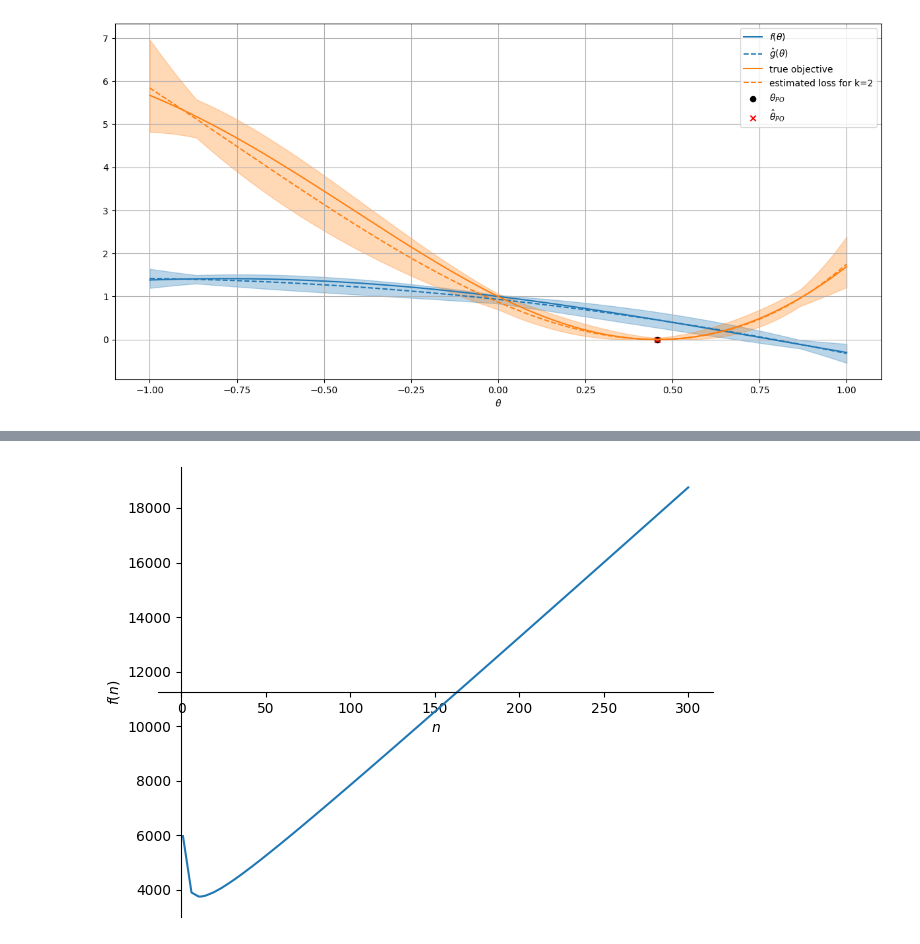
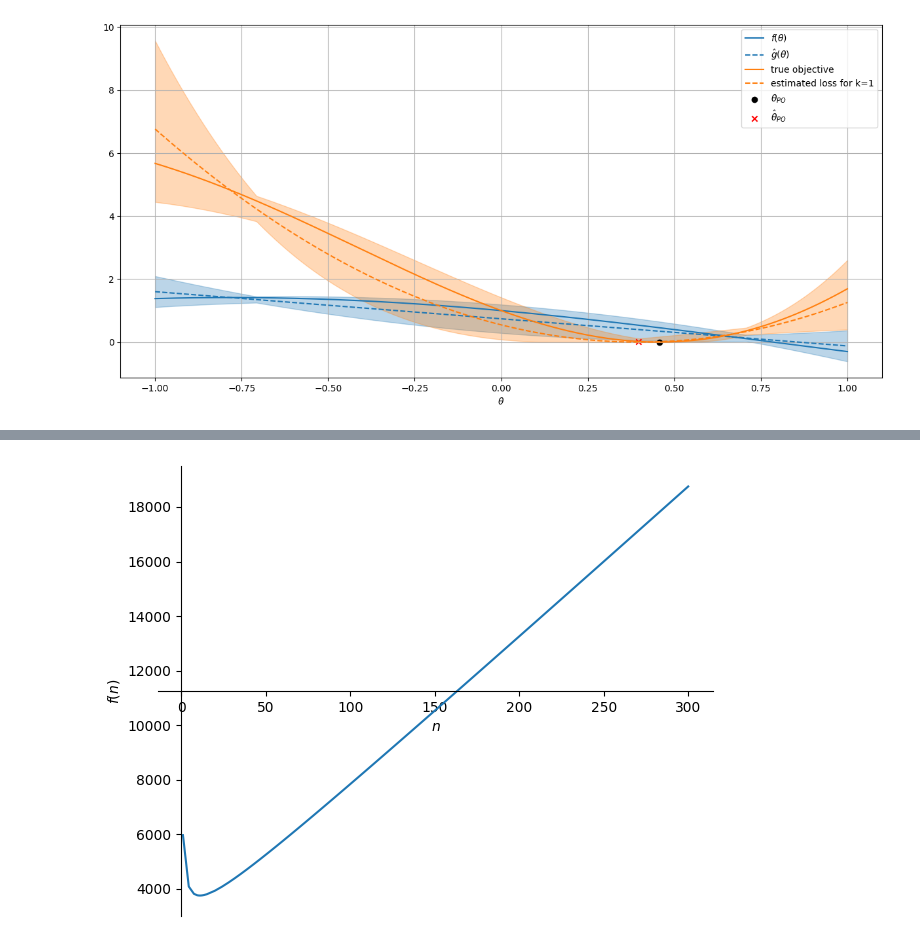
Before and after one commit to ivankirev13/Performative-Regression, a Jupyter notebook: performative_regression.ipynb, the cells around one changed output, grey strips where cells are left out. Drawn from its saved outputs; the diff is of its cells as text; code cells hidden in the pictures.

```diff
--- a/performative_regression.ipynb
+++ b/performative_regression.ipynb
@@ -5,23 +5,3 @@ from mpl_toolkits.mplot3d import Axes3D
 import math
 from scipy.special import factorial
 import sympy as sp
-# %%
-def first_digit(number):
-    # Convert the number to a string
-    number_str = str(number)
-
-    # Check if the string is not empty
-    if number_str:
-        # Return the first character (first digit)
-        return int(number_str[0])
-    else:
-        # Handle the case where the input is empty
-        return None
-
-def first_digit_of_power_of_two(i):
-    return first_digit(2**i)
-
-for i in range(1000):
-    result = first_digit_of_power_of_two(i)
-    if result == 9:
-        print(i)
@@ -50,19 +7,0 @@ for i in range(1000):
-# %%
-
-def abss(x, k):
-
-    pr = Performative_Regression(k=k, n=1000, T=1, sigma=1, M=np.sqrt(2))
-
-    s = 0
-    for i in range(k+1):
-        s += np.abs(x - pr.thetas[i])
-
-    return s
-
-k = 8
-pr = Performative_Regression(k=k, n=1000, T=1, sigma=1, M=np.sqrt(2))
-t = np.linspace(-1, 1, 1000)
-
-plt.plot(t, abss(t, k))
-plt.scatter(pr.thetas, abss(0, k)*np.ones(len(pr.thetas)))
-plt.show()
@@ -282,32 +219,34 @@ class Performative_Regression:
                          alpha=0.3,
                          color="C0")
 
     def plot_objectives(self):
 
         t = np.linspace(-1, 1, 1000)
         ci = self.conf_interval_at_theta(t)
         ci_2 = ci**2 + 2 * ci * (self.g_hat(t) - t)
         ci_3 = ci**2 - 2 * ci * (self.g_hat(t) - t)
         plt.plot(t, self.true_loss(t), 'C1', label='true objective')
         plt.plot(t, self.estimated_loss(t), 'C1--', label=f'estimated loss for k={self.k}')
         plt.fill_between(t,
                          self.optimistic_loss(t),
                          self.pessimistic_loss(t),
                          alpha=0.3,
                          color='C1')
 
         estimated_min = self.minimum()[0]
         true_min = self.minimum()[1]
         plt.scatter(true_min, self.true_loss(true_min), label=r'$\theta_{PO}$', color='k')
         plt.scatter(estimated_min, self.true_loss(estimated_min), label=r'$\hat{\theta}_{PO}$', marker='x', color='r')
         plt.xlabel(r"$\theta$")
 
-pr = Performative_Regression(k=2, n=100, T=1, sigma=0.5, M=np.sqrt(2))
+
+
+pr = Performative_Regression(k=1, n=100, T=1, sigma=0.5, M=np.sqrt(2))
 plt.figure(figsize=(15, 7))
 pr.plot_f_vs_g()
 pr.plot_objectives()
 plt.grid()
 plt.legend()
 plt.show()
 # %% [output]
-[figure, old version]
+[figure, new version]
```
Also changed, not shown: parts of 12 cells of this notebook.
